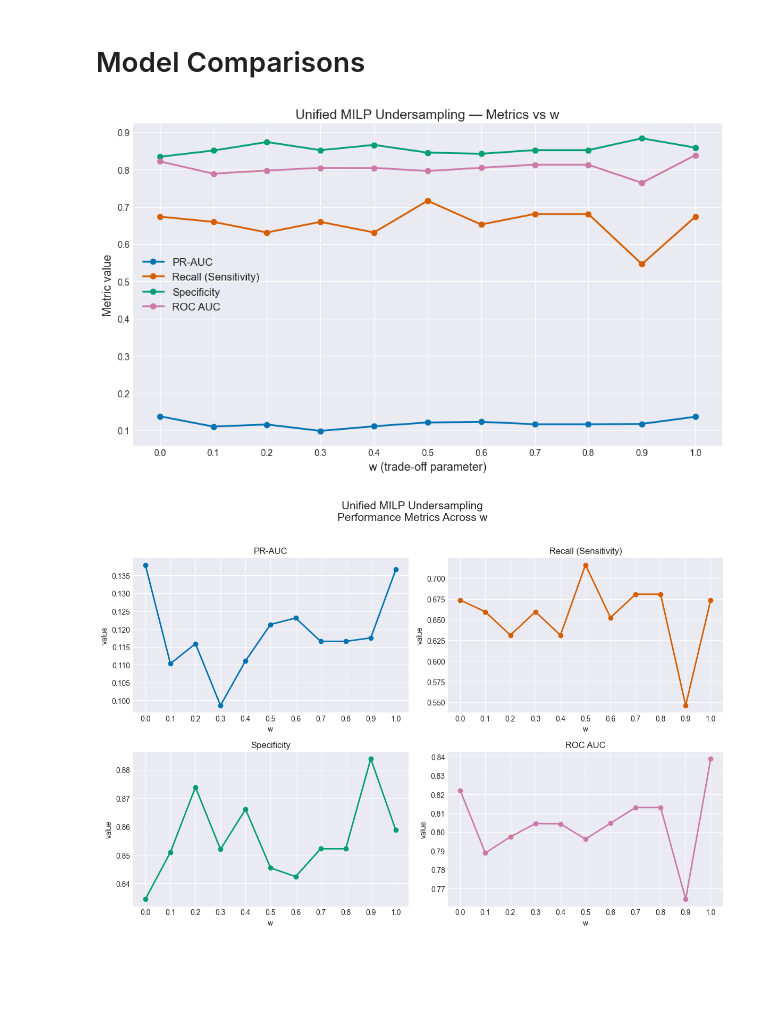
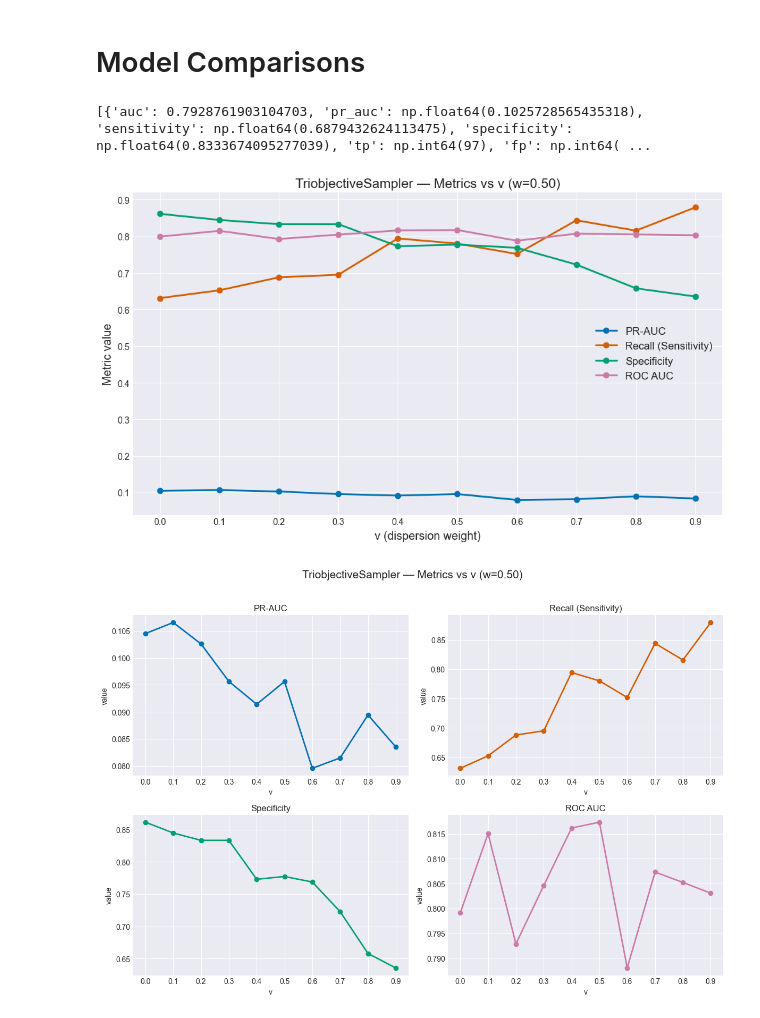
Before and after one commit to cat2510/optimization_guided_curation_ICML, a Jupyter notebook: triobjective_undersampling.ipynb, the cells around one changed output. Saved outputs shown, nothing was run; the diff lists cells and outputs as text; code cells hidden in the pictures; blank space fills up the shorter version.

Commit message:
ran ratio sweep experiments for 2F and 2P formulations; added extreme point normalization for 2P as pushpull sampler.py and need to test it yet.

```diff
--- a/triobjective_undersampling.ipynb
+++ b/triobjective_undersampling.ipynb
@@ -896,78 +550,70 @@ Mean predicted vs actual rates (overall):
 # %% [markdown]
 # Model Comparisons
 # %%
-import re,os
-import pickle
+import re, os, pickle
+import matplotlib.pyplot as plt
+import pandas as pd
 
-#results_dir = "./w_sweep_results_dispersion/"
-# Regex to extract w value from filename "metrics_full_w_0.25.pkl"
-pattern = re.compile(fr"metrics_full_w_([0-9.]+)\_seed{split_seed}.pkl")
-
+pattern = re.compile(r"metrics_v_([0-9.]+)_w([0-9.]+)\.pkl")
 records = []
 
-# Load all pickle metric files
 for fname in os.listdir(results_dir):
     m = pattern.match(fname)
-    if not m:
+    if m is None:
         continue
 
-    w = float(m.group(1))
+    v = float(m.group(1))
+    w = float(m.group(2))
+
     path = os.path.join(results_dir, fname)
-
     with open(path, "rb") as f:
         metrics = pickle.load(f)
 
-    metrics = metrics.copy()      # avoid mutating original dict
+    metrics = metrics.copy()
+    metrics["v"] = v
     metrics["w"] = w
 
-    # Remove leaf_metrics (big dataframe)
-    if "leaf_metrics" in metrics:
-        del metrics["leaf_metrics"]
+    metrics.pop("leaf_metrics", None)
 
     records.append(metrics)
+print(records)
+df = pd.DataFrame(records).sort_values(["v"]).reset_index(drop=True)
 
-# Create DataFrame sorted by w
-df = pd.DataFrame(records).sort_values("w").reset_index(drop=True)
 plt.style.use("seaborn-v0_8-darkgrid")
 
 metrics_to_plot = ["pr_auc", "sensitivity", "specificity", "auc"]
 titles = ["PR-AUC", "Recall (Sensitivity)", "Specificity", "ROC AUC"]
 colors = ["#0072B2", "#D55E00", "#009E73", "#CC79A7"]
 
-# ---------------------------
-# Combined plot
-# ---------------------------
+# ---------- Combined plot ----------
 plt.figure(figsize=(10, 6))
 for metric, title, c in zip(metrics_to_plot, titles, colors):
-    plt.plot(df["w"], df[metric], marker="o", linewidth=2, label=title, color=c)
+    plt.plot(df["v"], df[metric], marker="o", linewidth=2, label=title, color=c)
 
-plt.xlabel("w (trade-off parameter)", fontsize=13)
+plt.xlabel("v (dispersion weight)", fontsize=13)
 plt.ylabel("Metric value", fontsize=13)
-plt.title("Unified MILP Undersampling — Metrics vs w", fontsize=15)
+plt.title(f"TriobjectiveSampler — Metrics vs v (w={df['w'].iloc[0]:.2f})", fontsize=15)
 plt.legend(fontsize=12)
-plt.xticks(df["w"])
+plt.xticks(df["v"])
 plt.tight_layout()
 plt.show()
 
-
-
-# ---------------------------
-# Separate subplot grid
-# ---------------------------
+# ---------- 4 subplots ----------
 fig, axes = plt.subplots(2, 2, figsize=(12, 8))
 axes = axes.ravel()
 
 for ax, metric, title, c in zip(axes, metrics_to_plot, titles, colors):
-    ax.plot(df["w"], df[metric], marker="o", color=c, linewidth=2)
+    ax.plot(df["v"], df[metric], marker="o", color=c, linewidth=2)
     ax.set_title(title)
-    ax.set_xlabel("w")
+    ax.set_xlabel("v")
     ax.set_ylabel("value")
-    ax.set_xticks(df["w"])
+    ax.set_xticks(df["v"])
     ax.grid(True)
 
-fig.suptitle("Unified MILP Undersampling\nPerformance Metrics Across w", fontsize=15, y=1.02)
+fig.suptitle(f"TriobjectiveSampler — Metrics vs v (w={df['w'].iloc[0]:.2f})", fontsize=15, y=1.02)
 plt.tight_layout()
 plt.show()
 # %% [output]
+[{'auc': 0.7928761903104703, 'pr_auc': np.float64(0.1025728565435318), 'sensitivity': np.float64(0.6879432624113475), 'specificity': np.float64(0.8333674095277039), 'tp': np.int64(97), 'fp': np.int64( ...
-[figure, old version]
+[figure, new version]
-[figure, old version]
+[figure, new version]
```
Also changed, not shown: parts of 27 cells of this notebook, 7 other files.
